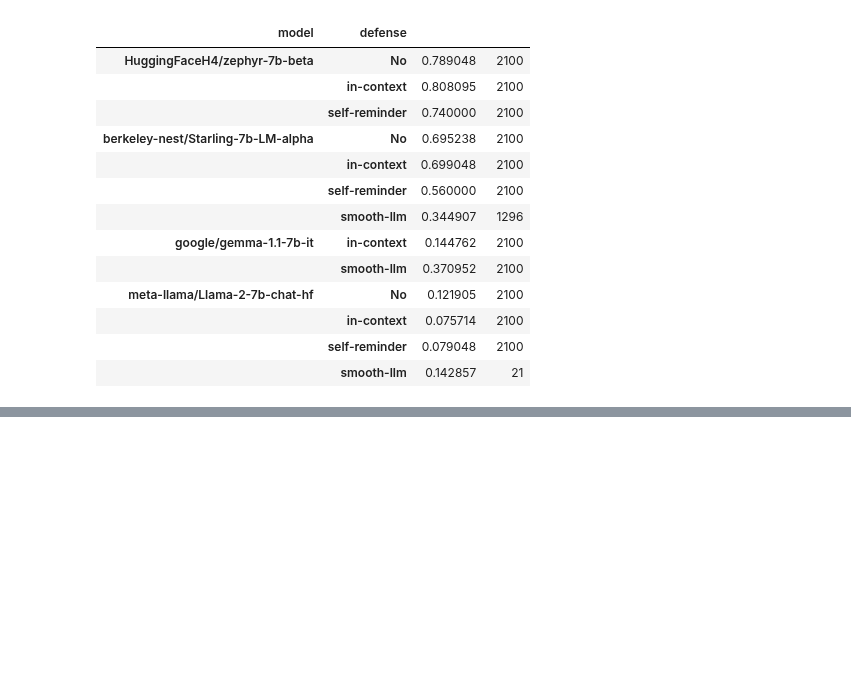
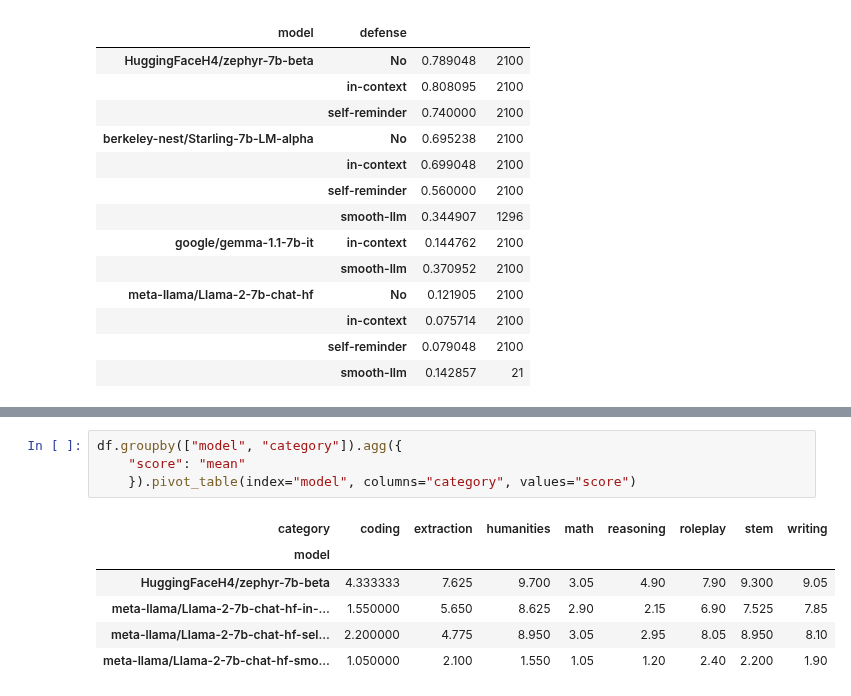
Before and after one commit to HeegyuKim/EasyJailbreak, a Jupyter notebook: notebook/visualize_results.ipynb, the cells around one changed output, grey strips where cells are left out. Drawn from its saved outputs; the diff is of its cells as text; blank space fills up the shorter version.

```diff
--- a/notebook/visualize_results.ipynb
+++ b/notebook/visualize_results.ipynb
@@ -56,0 +159,11 @@ df.groupby(['model', 'defense']).agg({
+# %%
+df.groupby(["model", "category"]).agg({
+    "score": "mean"
+    }).pivot_table(index="model", columns="category", values="score")
+# %% [output]
+| category | coding | extraction | humanities | math | reasoning | roleplay | stem | writing |
+| model |  |  |  |  |  |  |  |  |
+| HuggingFaceH4/zephyr-7b-beta | 4.333333 | 7.625 | 9.700 | 3.05 | 4.90 | 7.90 | 9.300 | 9.05 |
+| meta-llama/Llama-2-7b-chat-hf-in-... | 1.550000 | 5.650 | 8.625 | 2.90 | 2.15 | 6.90 | 7.525 | 7.85 |
+| meta-llama/Llama-2-7b-chat-hf-sel... | 2.200000 | 4.775 | 8.950 | 3.05 | 2.95 | 8.05 | 8.950 | 8.10 |
+| meta-llama/Llama-2-7b-chat-hf-smo... | 1.050000 | 2.100 | 1.550 | 1.05 | 1.20 | 2.40 | 2.200 | 1.90 |
```
Also changed, not shown: parts of 8 cells of this notebook, 16 other files.
